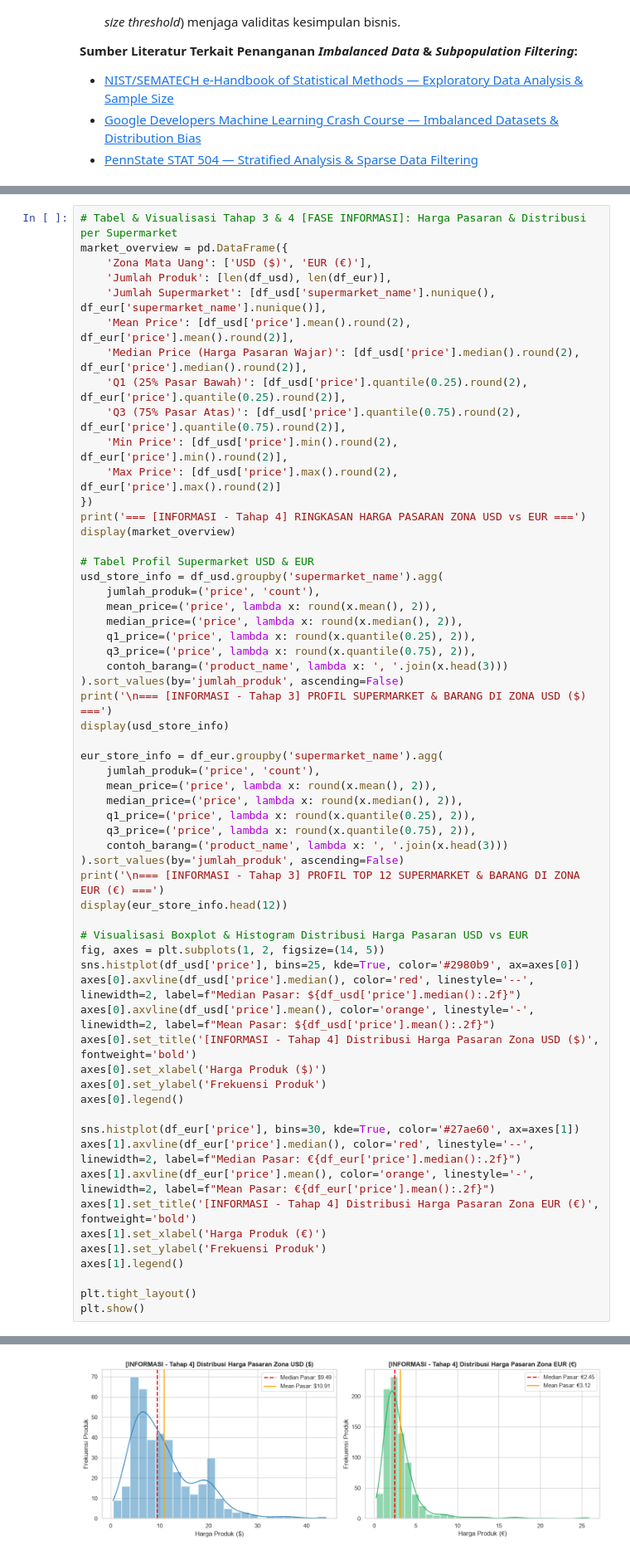
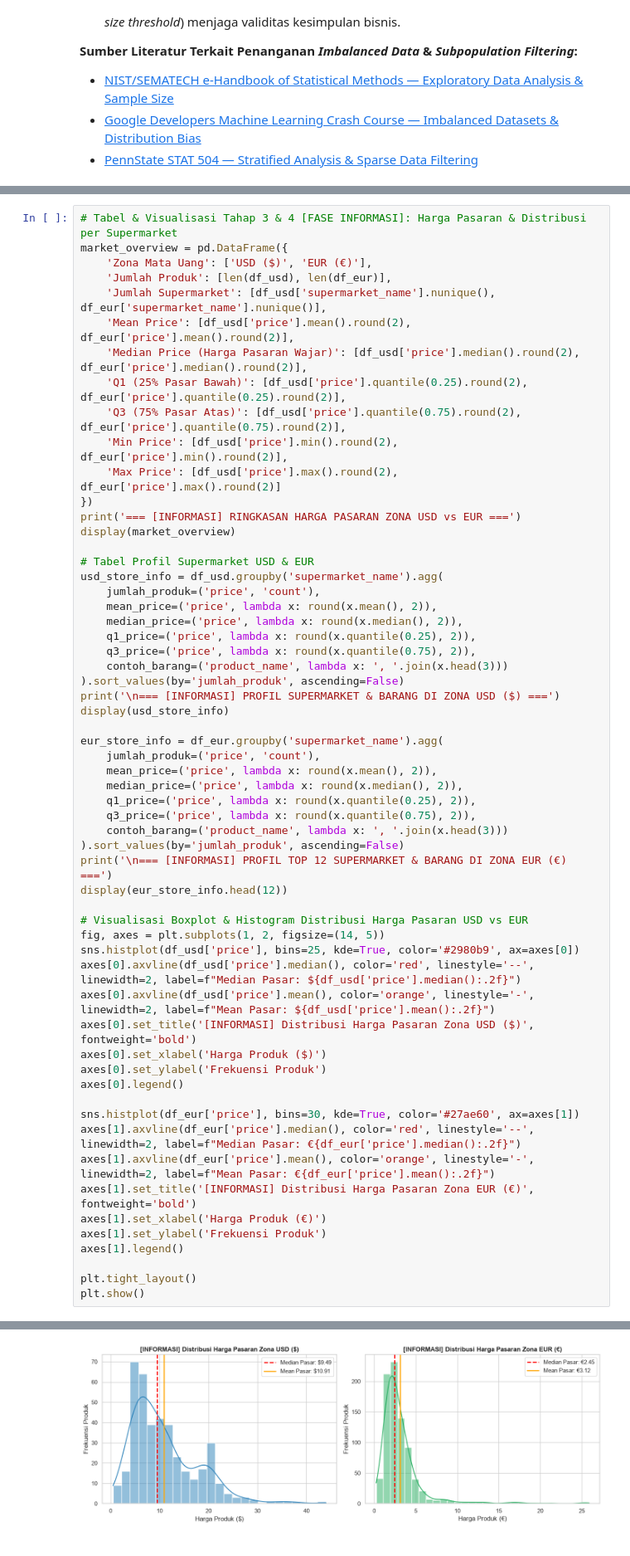
Before and after one commit to ZazkiaLutvi/Info-Strategy, a Jupyter notebook: Global-Retail/analisis/Analisis_Strategi_Harga_Supermarket_USD_EUR-v2.ipynb, the cells around one changed output, grey strips where cells are left out. Shown at 83% size. Saved outputs shown, nothing was run; the diff lists cells and outputs as text.

```diff
--- a/Global-Retail/analisis/Analisis_Strategi_Harga_Supermarket_USD_EUR-v2.ipynb
+++ b/Global-Retail/analisis/Analisis_Strategi_Harga_Supermarket_USD_EUR-v2.ipynb
@@ -261,7 +261,7 @@ market_overview = pd.DataFrame({
     'Min Price': [df_usd['price'].min().round(2), df_eur['price'].min().round(2)],
     'Max Price': [df_usd['price'].max().round(2), df_eur['price'].max().round(2)]
 })
-print('=== [INFORMASI - Tahap 4] RINGKASAN HARGA PASARAN ZONA USD vs EUR ===')
+print('=== [INFORMASI] RINGKASAN HARGA PASARAN ZONA USD vs EUR ===')
 display(market_overview)
 
 # Tabel Profil Supermarket USD & EUR
@@ -273,7 +273,7 @@ usd_store_info = df_usd.groupby('supermarket_name').agg(
     q3_price=('price', lambda x: round(x.quantile(0.75), 2)),
     contoh_barang=('product_name', lambda x: ', '.join(x.head(3)))
 ).sort_values(by='jumlah_produk', ascending=False)
-print('\n=== [INFORMASI - Tahap 3] PROFIL SUPERMARKET & BARANG DI ZONA USD ($) ===')
+print('\n=== [INFORMASI] PROFIL SUPERMARKET & BARANG DI ZONA USD ($) ===')
 display(usd_store_info)
 
 eur_store_info = df_eur.groupby('supermarket_name').agg(
@@ -284,7 +284,7 @@ eur_store_info = df_eur.groupby('supermarket_name').agg(
     q3_price=('price', lambda x: round(x.quantile(0.75), 2)),
     contoh_barang=('product_name', lambda x: ', '.join(x.head(3)))
 ).sort_values(by='jumlah_produk', ascending=False)
-print('\n=== [INFORMASI - Tahap 3] PROFIL TOP 12 SUPERMARKET & BARANG DI ZONA EUR (€) ===')
+print('\n=== [INFORMASI] PROFIL TOP 12 SUPERMARKET & BARANG DI ZONA EUR (€) ===')
 display(eur_store_info.head(12))
 
 # Visualisasi Boxplot & Histogram Distribusi Harga Pasaran USD vs EUR
@@ -292,7 +292,7 @@ fig, axes = plt.subplots(1, 2, figsize=(14, 5))
 sns.histplot(df_usd['price'], bins=25, kde=True, color='#2980b9', ax=axes[0])
 axes[0].axvline(df_usd['price'].median(), color='red', linestyle='--', linewidth=2, label=f"Median Pasar: ${df_usd['price'].median():.2f}")
 axes[0].axvline(df_usd['price'].mean(), color='orange', linestyle='-', linewidth=2, label=f"Mean Pasar: ${df_usd['price'].mean():.2f}")
-axes[0].set_title('[INFORMASI - Tahap 4] Distribusi Harga Pasaran Zona USD ($)', fontweight='bold')
+axes[0].set_title('[INFORMASI] Distribusi Harga Pasaran Zona USD ($)', fontweight='bold')
 axes[0].set_xlabel('Harga Produk ($)')
 axes[0].set_ylabel('Frekuensi Produk')
 axes[0].legend()
@@ -300,7 +300,7 @@ axes[0].legend()
 sns.histplot(df_eur['price'], bins=30, kde=True, color='#27ae60', ax=axes[1])
 axes[1].axvline(df_eur['price'].median(), color='red', linestyle='--', linewidth=2, label=f"Median Pasar: €{df_eur['price'].median():.2f}")
 axes[1].axvline(df_eur['price'].mean(), color='orange', linestyle='-', linewidth=2, label=f"Mean Pasar: €{df_eur['price'].mean():.2f}")
-axes[1].set_title('[INFORMASI - Tahap 4] Distribusi Harga Pasaran Zona EUR (€)', fontweight='bold')
+axes[1].set_title('[INFORMASI] Distribusi Harga Pasaran Zona EUR (€)', fontweight='bold')
 axes[1].set_xlabel('Harga Produk (€)')
 axes[1].set_ylabel('Frekuensi Produk')
 axes[1].legend()
@@ -325,18 +325,18 @@ plt.show()
 |  | jumlah_produk | mean_price | median_price | q1_price | q3_price | contoh_barang |
 | supermarket_name |  |  |  |  |  |  |
 | E. Leclerc | 213 | 2.64 | 2.04 | 1.65 | 2.98 | BIO VILL FLAN NAPPE 4X125G, SOJAS... |
 | Carrefour Market | 202 | 3.58 | 2.67 | 1.99 | 3.85 | OY LT2X100G LOT N, BOUTEILLE PET ... |
 | Colruyt | 151 | 3.08 | 2.28 | 1.66 | 3.28 | GALLO H.OLIVE EXTRA VIERG 40 2.00... |
 | Intermarché | 84 | 3.48 | 2.72 | 2.07 | 3.70 | PAVE D AFFINOIS 200G, TOFU NATURE... |
 | Monoprix | 69 | 4.16 | 3.99 | 3.39 | 4.55 | DUO DE POISSONS RIZ CUISINE, HA C... |
 | Carrefour City | 52 | 2.52 | 2.28 | 2.01 | 3.10 | 4X100G POMME ABRICOT AND, 200G BO... |
 | Hofer | 18 | 1.26 | 1.37 | 0.61 | 1.76 | APFEL ROT LOSE, Orient. Salat 200... |
 | Penny | 10 | 1.11 | 1.27 | 0.60 | 1.38 | KAFFEEGEBAECK, SAHNEP. VANILLE, G... |
 | Norma | 8 | 1.74 | 1.99 | 1.46 | 2.12 | Macadamiakerne geröstet, Frz. But... |
 | L'Eau Vive | 6 | 3.87 | 3.95 | 3.95 | 4.10 | TOFOU SOYEUUX 2X120 G SOY FRAIS, ... |
 | Naturalia | 4 | 3.26 | 3.37 | 2.68 | 3.95 | TEMPEH 200G, TOF SOYX NATU 400G, ... |
 | Asi Mart | 4 | 2.61 | 2.48 | 1.88 | 3.21 | P te de sé same mé langé, Flocon ... |
-[figure, old version]
+[figure, new version]
 # %% [markdown]
 ---
 ## Tahap 5 [FASE INFORMASI]: Informasi Pembagian Kategori Barang Berdasarkan Frekuensi Pembelian (Sering vs Jarang Dibeli)
```
Also changed, not shown: parts of 6 cells of this notebook, 1 other file.
